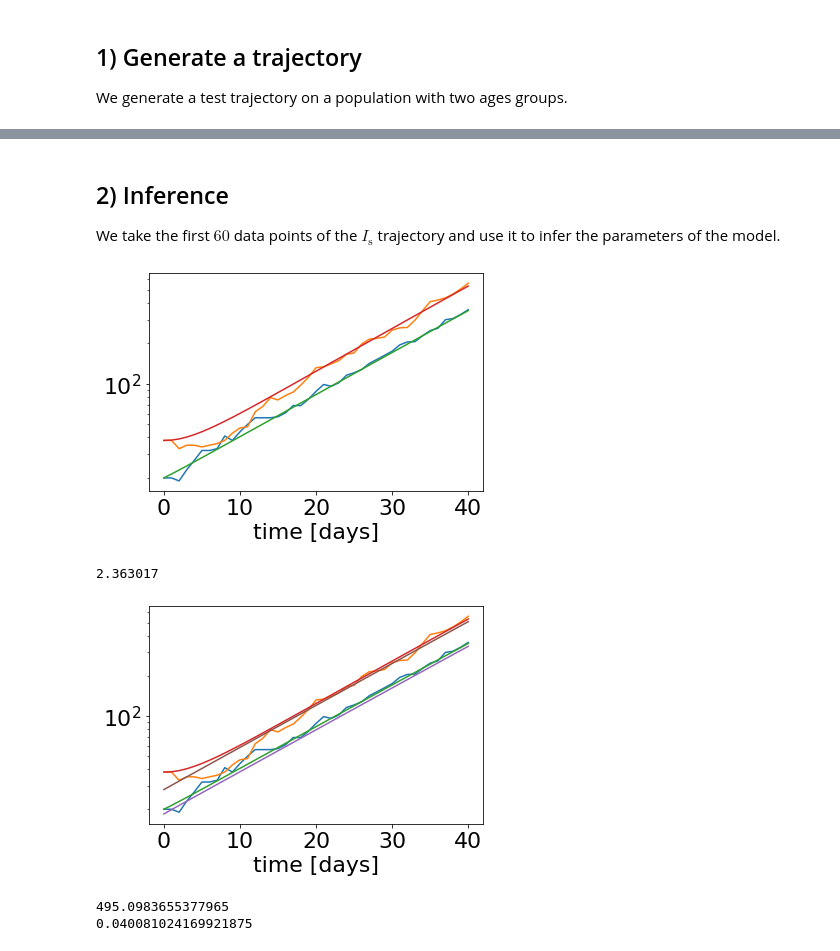
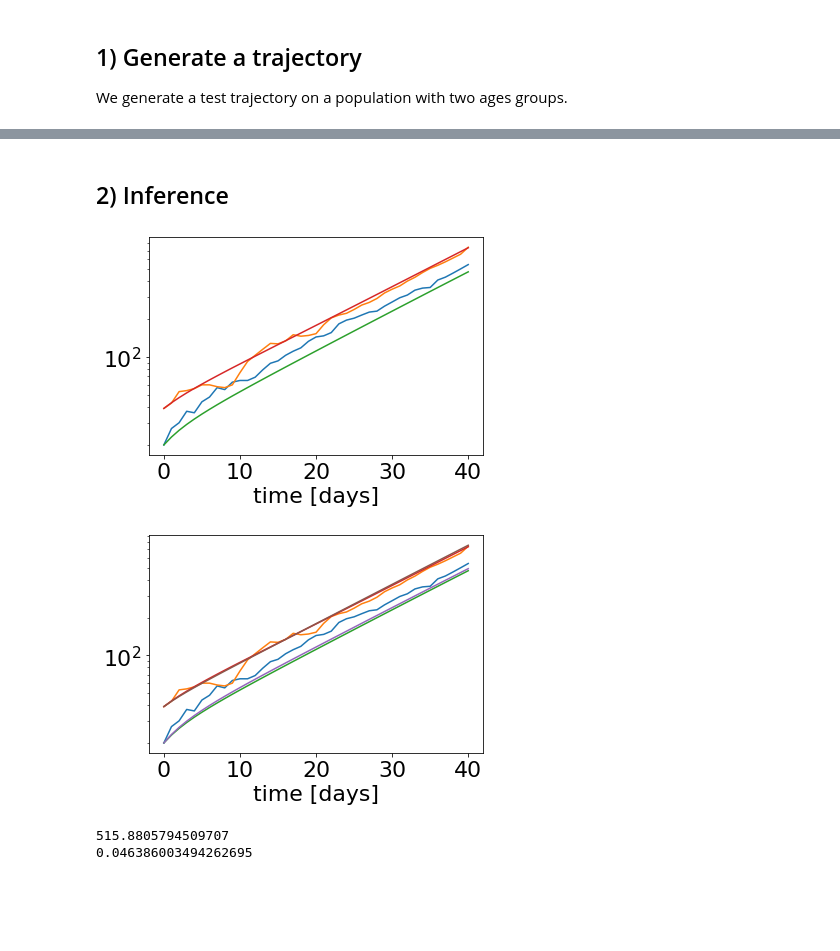
Before and after one commit to rajeshrinet/pyross, a Jupyter notebook: examples/inference/ex06_inference_latent_SEIR.ipynb, the cells around one changed output, grey strips where cells are left out. Drawn from its saved outputs; the diff is of its cells as text; code cells hidden in the pictures; blank space fills up the shorter version.

```diff
--- a/examples/inference/ex06_inference_latent_SEIR.ipynb
+++ b/examples/inference/ex06_inference_latent_SEIR.ipynb
@@ -123,21 +123,18 @@ plt.show()
-# %% [markdown]
-## 2) Inference
-We take the first $60$ data points of the $I_\mathrm{s}$ trajectory and use it to infer the parameters of the model.
+# %% [markdown]
+## 2) Inference
 # %%
 # load the data and rescale to intensive variables
-N_start = 40
+N_start = 50
 Tf_inference = 40 # can truncate later
 Nf_inference = Tf_inference + 1
 
-A = 1
-
 x = np.load('latent_SEIR_traj.npy').astype('float')
-x = x[N_start:N_start+Nf_inference]/A
+x = x[N_start:N_start+Nf_inference]
 steps = 4 # number internal integration steps taken, must be an odd number
 
 
 # initialise the estimator
-estimator = pyross.inference.SEIR(parameters, M, Ni/A, A, steps)
+estimator = pyross.inference.SEIR(parameters, M, Ni)
 
 
 # make a fltr to get N-R and Is for each age class
@@ -147,62 +144,59 @@ x0=x[0]
 
 # Compare the deterministic trajectory and the stochastic trajectory with the same
 # initial conditions and parameters
-det_model = estimator.make_det_model(parameters)
+estimator.set_det_model(parameters)
+estimator.set_contact_matrix(contactMatrix)
 
 
 time_points = np.linspace(0, Tf_inference, Nf_inference)
-xm = estimator.integrate(x0, 0, Tf_inference, Nf_inference, det_model, contactMatrix)
+xm = estimator.integrate(x0, 0, Tf_inference, Nf_inference)
 
 plt.semilogy(obs[:, -2:])
 plt.semilogy(np.einsum('ij,kj->ki', fltr, xm)[:, -2:])
 plt.xlabel("time [days]")
 plt.show()
 # %% [output]
-[figure, old version]
+[figure, new version]
 # %%
 # test the approximation of the initial conditions by v
 zero_state = np.zeros((4*M))
 zero_state[:M] = Ni
 dev = x0 - zero_state
 
-_ = estimator.lin_mode_inits(1, contactMatrix)
+coeff = np.linalg.norm(dev, ord=1)
 
-from scipy import sparse
-J = estimator.J_mat[M:, M:]
-eigval = sparse.linalg.eigs(J, k=1, which='LR')
-eigval = np.real(eigval[0])
-Jp = J - eigval*np.identity(J.shape[0])
-res = pyross.contactMatrix.characterise_transient(Jp, ord=1)
-K = np.real(res[2])
-print(K)
-
-c = np.linalg.norm(dev, ord=1)*1
-v = estimator.lin_mode_inits(c, contactMatrix)
-
-
-xm_approx = estimator.integrate(v, 0, Tf_inference, Nf_inference, det_model, contactMatrix)
+init_priors = {
+    'lin_mode_coeff':{
+        'fltr':np.repeat([False, True, True, False], M),
+        'mean':coeff,
+        'std':coeff,
+        'bounds':[0.1*coeff, 10*coeff]
+    }
+}
+estimator.set_contact_matrix(contactMatrix)
+x0_approx = estimator.get_mean_inits(init_priors, obs[0], fltr)
+xm_approx = estimator.integrate(x0_approx, 0, Tf_inference, Nf_inference)
 
 plt.semilogy(obs[:, -2:])
 plt.semilogy(np.einsum('ij,kj->ki', fltr, xm)[:, -2:])
 plt.semilogy(np.einsum('ij,kj->ki', fltr, xm_approx)[:, -2:])
 plt.xlabel("time [days]")
 plt.show()
 # %% [output]
-2.363017
-[figure, old version]
+[figure, new version]
 # %%
 # compute -log_p for the original (correct) parameters
 start_time = time.time()
 parameters = {'alpha':alpha, 'beta':beta, 'gIa':gIa,'gIs':gIs, 'gE':gE, 'fsa':fsa}
 
 estimator.set_lyapunov_method('euler')
-logp = estimator.minus_logp_red(parameters, x0, obs[1:], fltr, Tf_inference, Nf_inference, contactMatrix, tangent=True)
+logp = estimator.minus_logp_red(parameters, x0, obs, fltr, Tf_inference, contactMatrix, tangent=True)
 end_time = time.time()
 print(logp)
 print(end_time - start_time)
 # %% [output]
-495.0983655377965
-0.040081024169921875
+515.8805794509707
+0.046386003494262695
 # %%
 # make parameter guesses and set up bounds for each parameter
 eps = 1e-3
```
Also changed, not shown: parts of 6 cells of this notebook, 6 other files.
